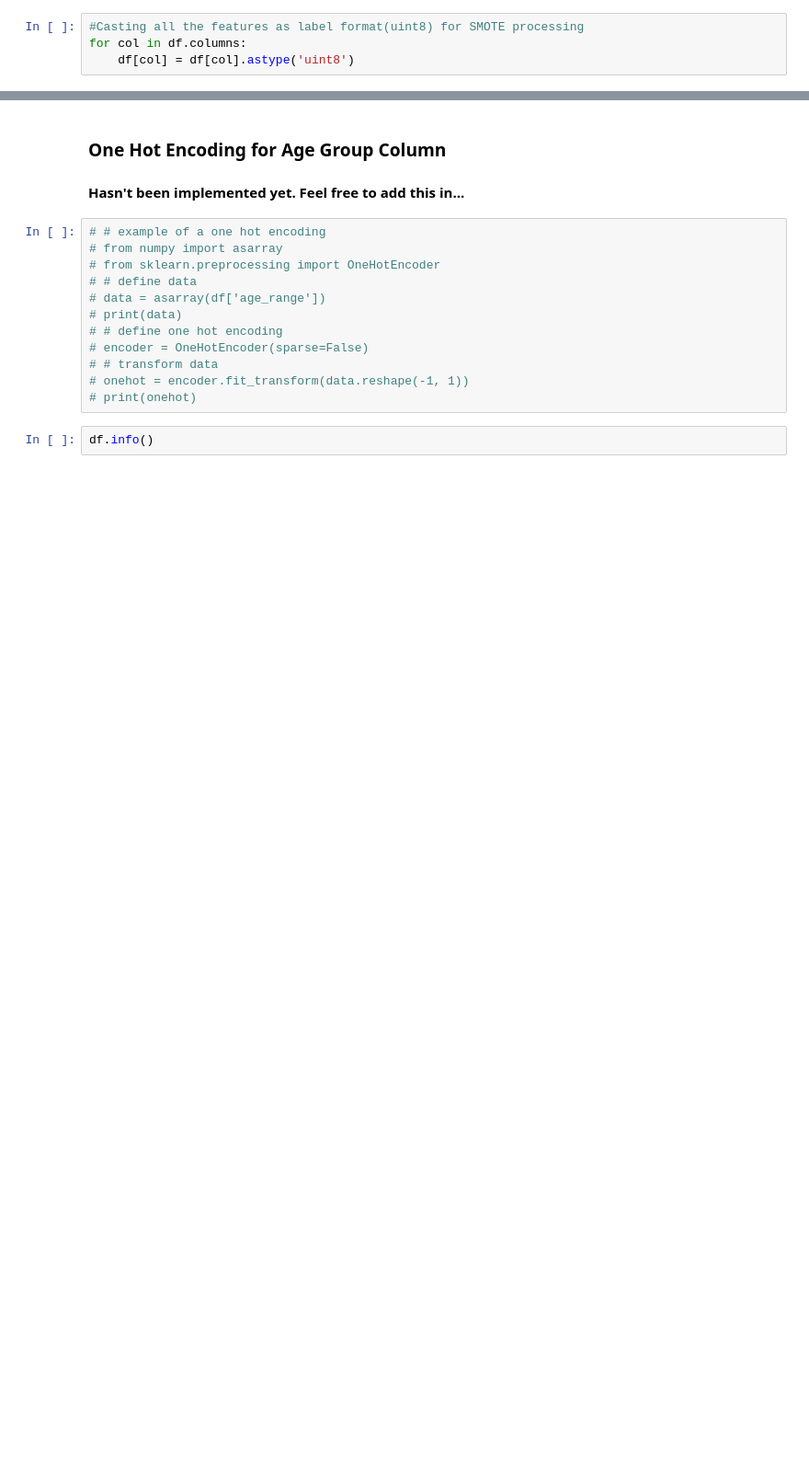
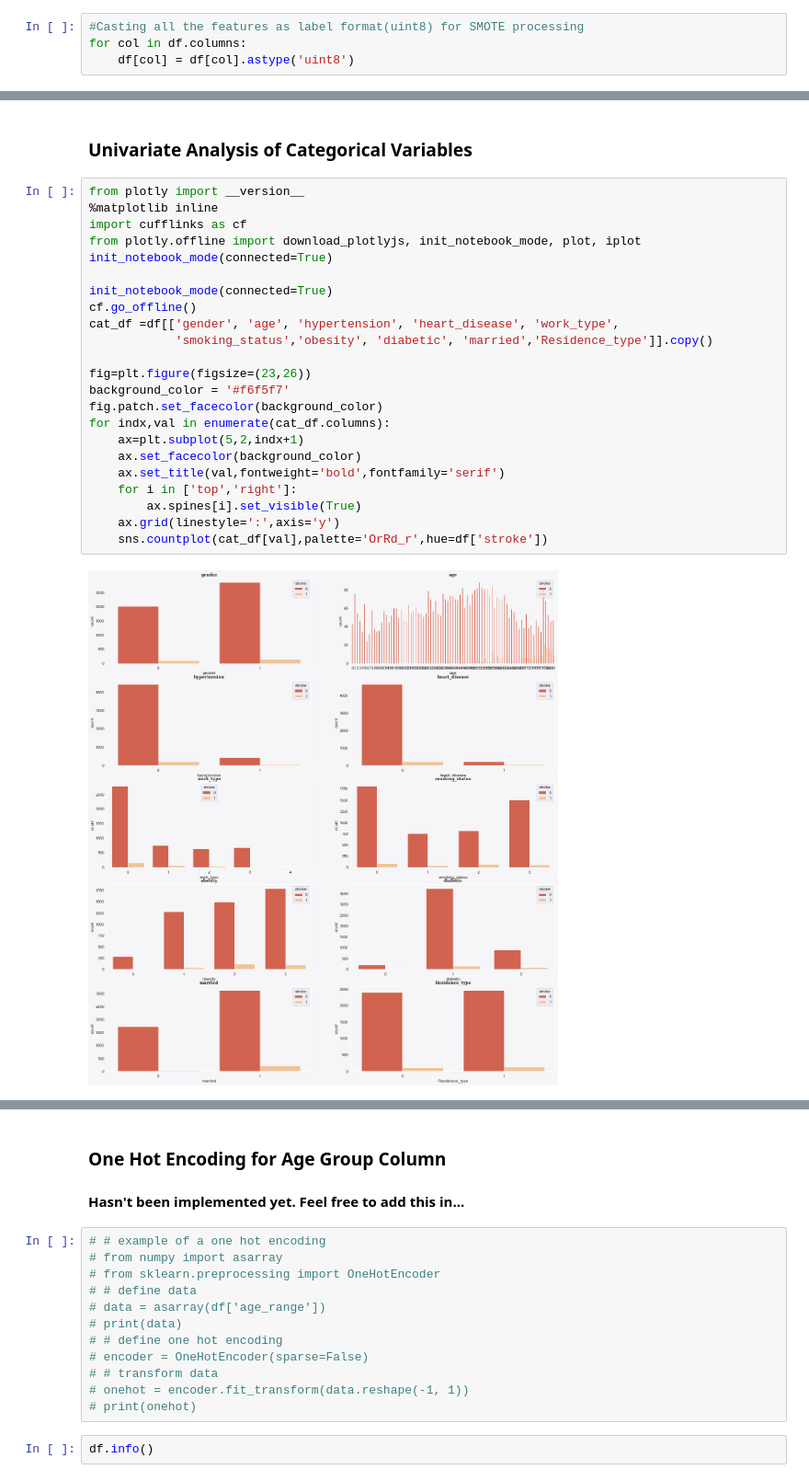
Before and after one commit to stroke-predictors/germain-capstone-stoke-prediction, a Jupyter notebook: explore-model-smote.ipynb, the cells around one changed output, grey strips where cells are left out. Shown at 92% size. Cells and saved outputs as stored; diff of their text form; blank space fills up the shorter version.

```diff
--- a/explore-model-smote.ipynb
+++ b/explore-model-smote.ipynb
@@ -266,0 +296,27 @@ for col in df.columns:
+# %% [markdown]
+### Univariate Analysis of Categorical Variables
+# %%
+from plotly import __version__
+%matplotlib inline
+import cufflinks as cf
+from plotly.offline import download_plotlyjs, init_notebook_mode, plot, iplot
+init_notebook_mode(connected=True)
+
+init_notebook_mode(connected=True)
+cf.go_offline()
+cat_df =df[['gender', 'age', 'hypertension', 'heart_disease', 'work_type',
+            'smoking_status','obesity', 'diabetic', 'married','Residence_type']].copy()
+
+fig=plt.figure(figsize=(23,26))
+background_color = '#f6f5f7'
+fig.patch.set_facecolor(background_color)
+for indx,val in enumerate(cat_df.columns):
+    ax=plt.subplot(5,2,indx+1)
+    ax.set_facecolor(background_color)
+    ax.set_title(val,fontweight='bold',fontfamily='serif')
+    for i in ['top','right']:
+        ax.spines[i].set_visible(True)
+    ax.grid(linestyle=':',axis='y')
+    sns.countplot(cat_df[val],palette='OrRd_r',hue=df['stroke'])
+# %% [output]
+[figure, added]
```
Also changed, not shown: parts of 33 cells of this notebook.
